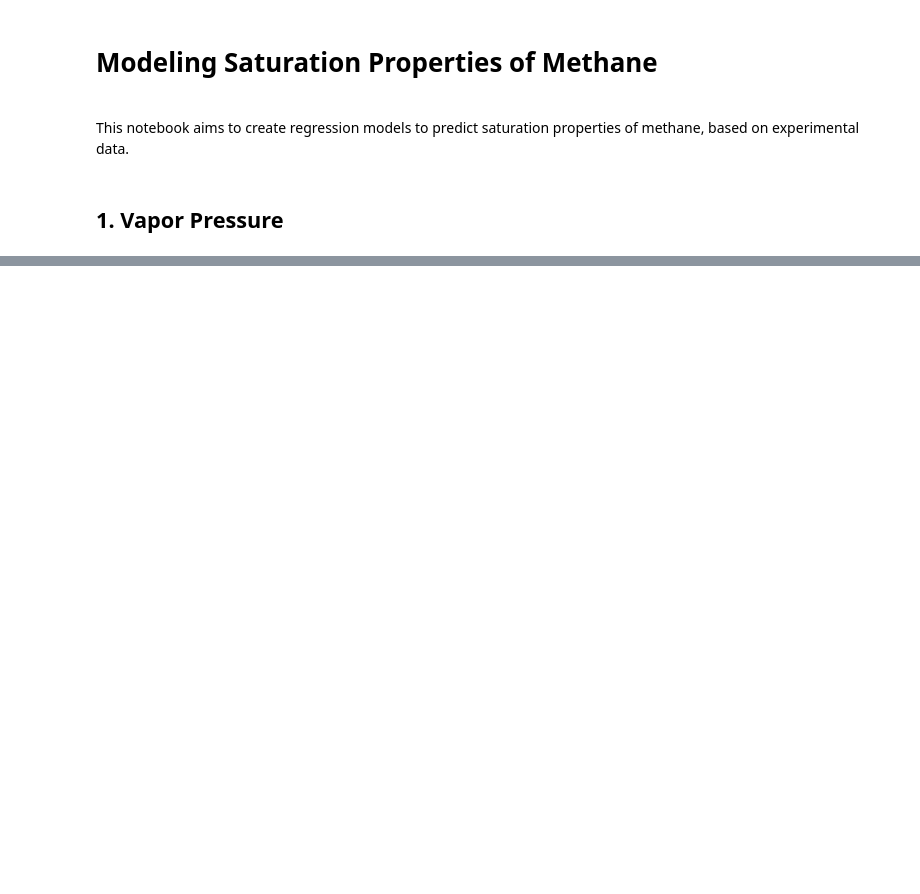
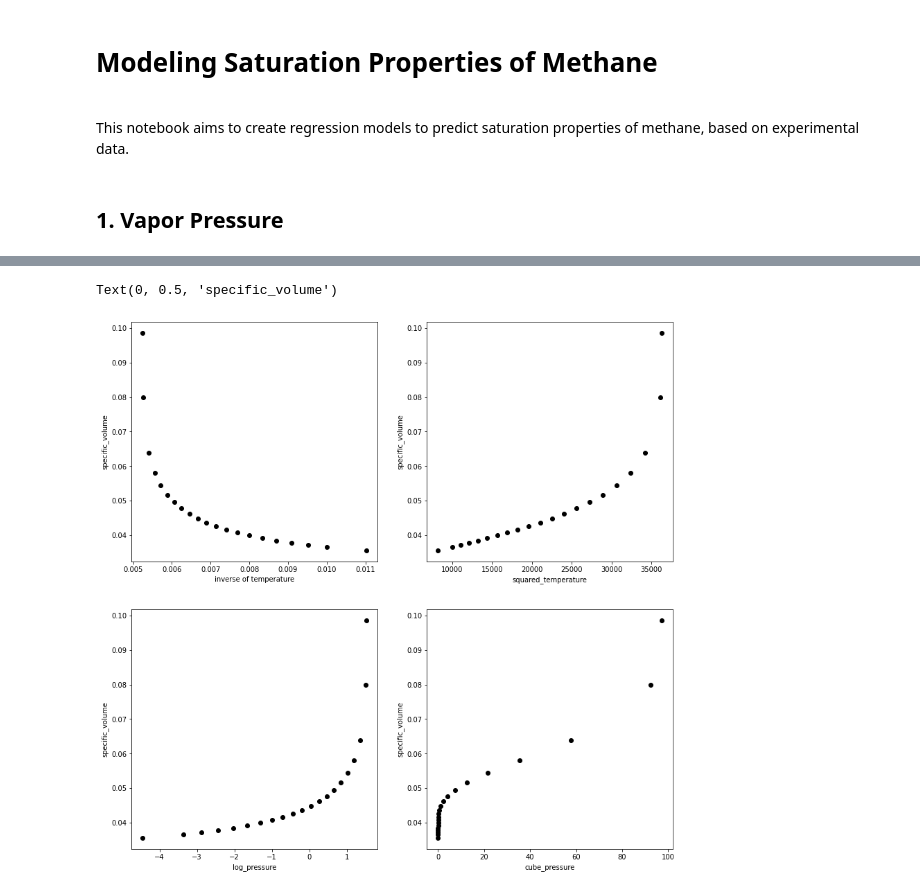
Before and after one commit to IAugustoMZ/feq1002_finalwork, a Jupyter notebook: analysis/modeling_saturation_prop_methane.ipynb, the cells around one changed output, grey strips where cells are left out. Saved outputs shown, nothing was run; the diff lists cells and outputs as text; code cells hidden in the pictures; blank space fills up the shorter version.

```diff
--- a/analysis/modeling_saturation_prop_methane.ipynb
+++ b/analysis/modeling_saturation_prop_methane.ipynb
@@ -51,0 +86,30 @@ fp.sat_temperature(FLUID_CODE, 0.03437421982919397)
+# %%
+# feature engineering
+x['1/t'] = 1/x['t']
+x['t**2'] = x['t']**2
+x['log_p'] = np.log(x['p'])
+x['p**3'] =x['p']**3
+
+fig = plt.figure(figsize = (14,14))
+ax1 = fig.add_subplot(2,2,1)
+plt.plot(x['1/t'], y, 'ko')
+plt.xlabel('inverse of temperature')
+plt.ylabel('specific_volume')
+
+ax2 = fig.add_subplot(2,2,2)
+plt.plot(x['t**2'], y, 'ko')
+plt.xlabel('squared_temperature')
+plt.ylabel('specific_volume')
+
+ax3 = fig.add_subplot(2,2,3)
+plt.plot(x['log_p'], y, 'ko')
+plt.xlabel('log_pressure')
+plt.ylabel('specific_volume')
+
+ax4 = fig.add_subplot(2,2,4)
+plt.plot(x['p**3'], y, 'ko')
+plt.xlabel('cube_pressure')
+plt.ylabel('specific_volume')
+# %% [output]
+Text(0, 0.5, 'specific_volume')
+[figure, added]
```
Also changed, not shown: parts of 13 cells of this notebook, 4 other files.
